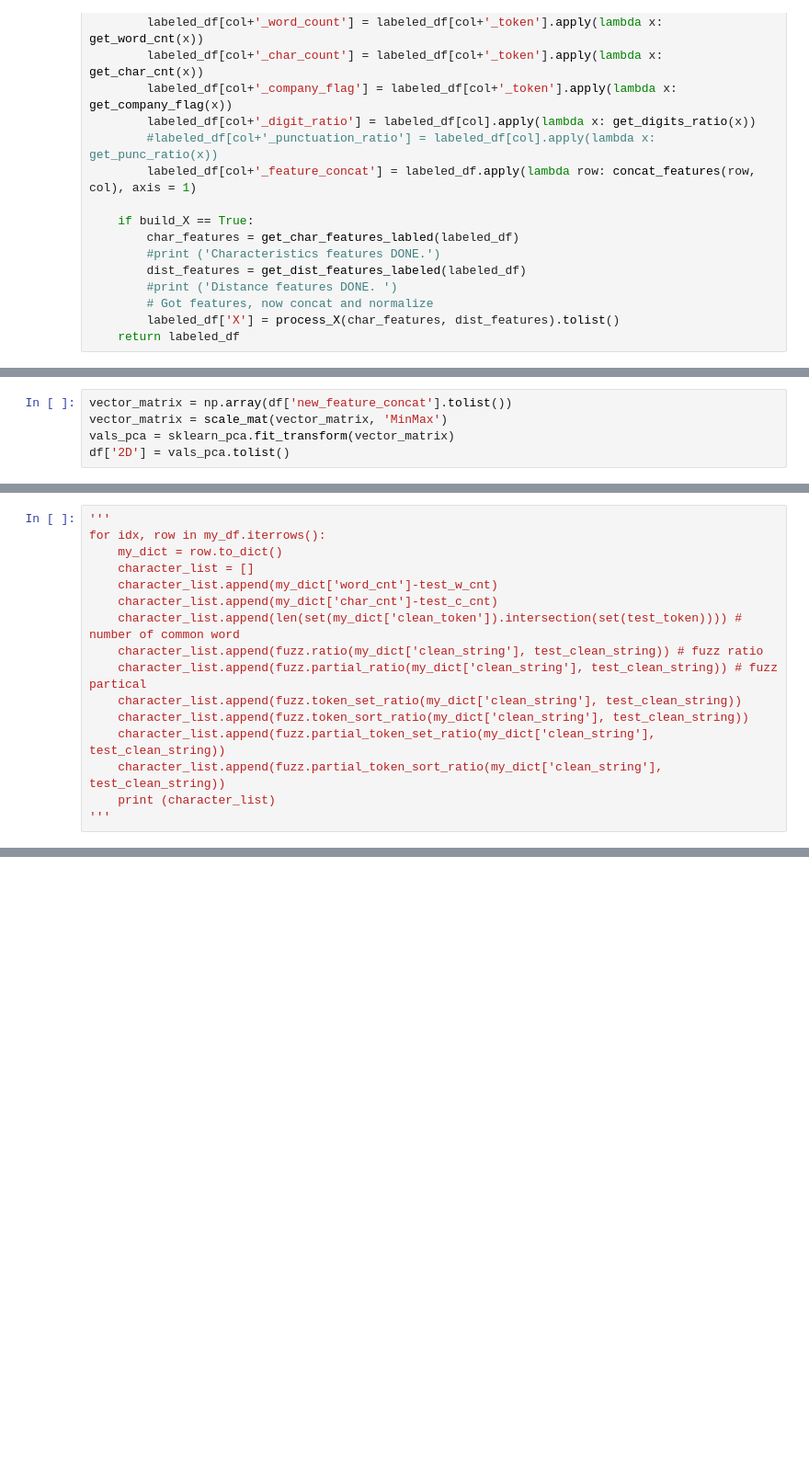
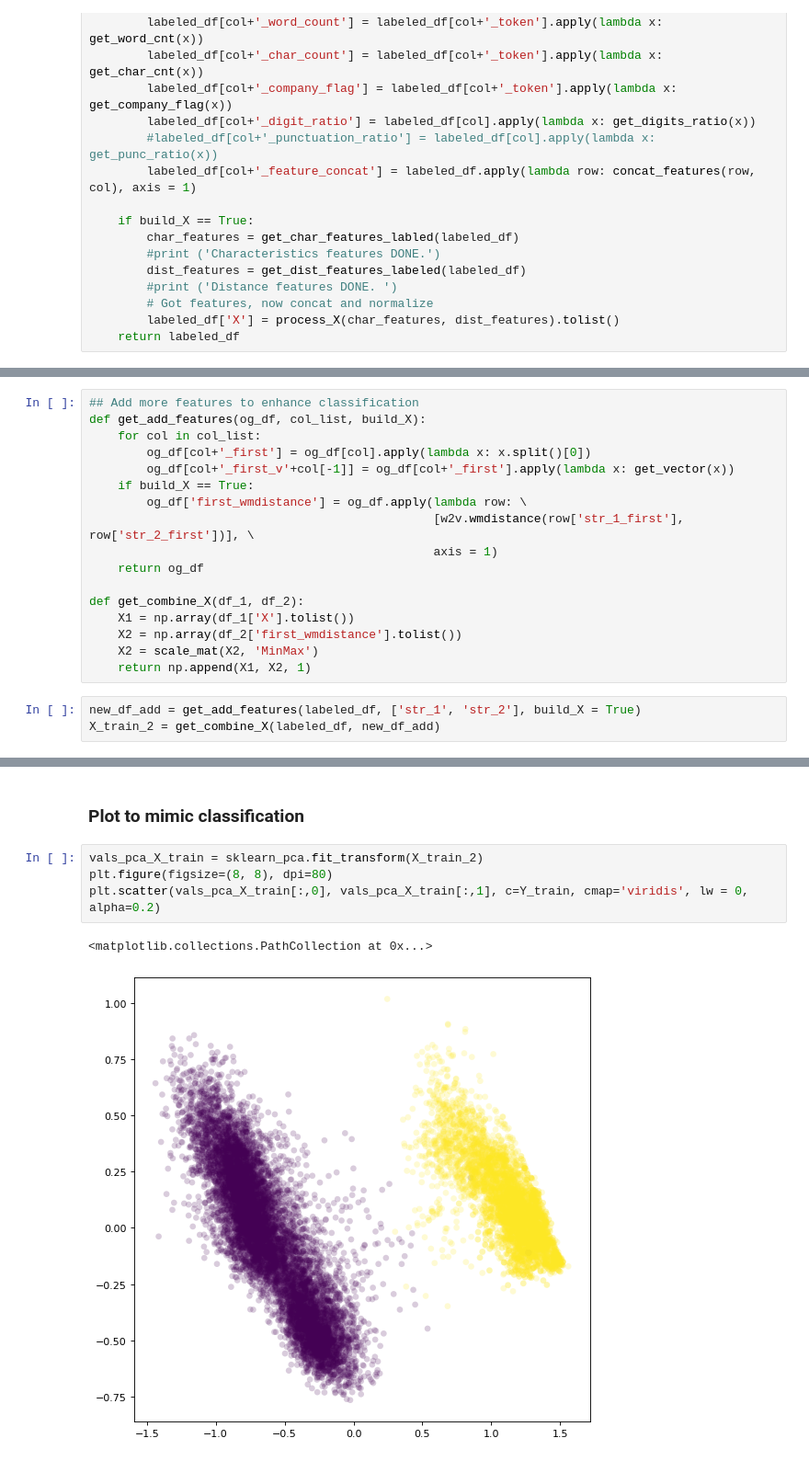
Before and after one commit to zhenyuli1216/Unique-Entity-Identification, a Jupyter notebook: src/v3.ipynb, the cells around one changed output, grey strips where cells are left out. Shown: that part at 92% size. Cells and saved outputs as stored; diff of their text form; blank space fills up the shorter version.

```diff
--- a/src/v3.ipynb
+++ b/src/v3.ipynb
@@ -663,5 +250,0 @@ def get_char_features(updated_df, new_string_dict):
-# %%
-vector_matrix = np.array(df['new_feature_concat'].tolist())
-vector_matrix = scale_mat(vector_matrix, 'MinMax')
-vals_pca = sklearn_pca.fit_transform(vector_matrix)
-df['2D'] = vals_pca.tolist()
@@ -761,16 +250,0 @@ new_train['clf'] = P.tolist()
-# %%
-'''
-for idx, row in my_df.iterrows():
-    my_dict = row.to_dict()
-    character_list = []
-    character_list.append(my_dict['word_cnt']-test_w_cnt)
-    character_list.append(my_dict['char_cnt']-test_c_cnt)
-    character_list.append(len(set(my_dict['clean_token']).intersection(set(test_token)))) # number of common word
-    character_list.append(fuzz.ratio(my_dict['clean_string'], test_clean_string)) # fuzz ratio
-    character_list.append(fuzz.partial_ratio(my_dict['clean_string'], test_clean_string)) # fuzz partical
-    character_list.append(fuzz.token_set_ratio(my_dict['clean_string'], test_clean_string))
-    character_list.append(fuzz.token_sort_ratio(my_dict['clean_string'], test_clean_string))
-    character_list.append(fuzz.partial_token_set_ratio(my_dict['clean_string'], test_clean_string))
-    character_list.append(fuzz.partial_token_sort_ratio(my_dict['clean_string'], test_clean_string))
-    print (character_list)
-'''
@@ -831,0 +251,20 @@ def dist_metric(a, b):
+# %%
+## Add more features to enhance classification
+def get_add_features(og_df, col_list, build_X):
+    for col in col_list:
+        og_df[col+'_first'] = og_df[col].apply(lambda x: x.split()[0])
+        og_df[col+'_first_v'+col[-1]] = og_df[col+'_first'].apply(lambda x: get_vector(x))
+    if build_X == True:
+        og_df['first_wmdistance'] = og_df.apply(lambda row: \
+                                                [w2v.wmdistance(row['str_1_first'], row['str_2_first'])], \
+                                                axis = 1)
+    return og_df
+
+def get_combine_X(df_1, df_2):
+    X1 = np.array(df_1['X'].tolist())
+    X2 = np.array(df_2['first_wmdistance'].tolist())
+    X2 = scale_mat(X2, 'MinMax')
+    return np.append(X1, X2, 1)
+# %%
+new_df_add = get_add_features(labeled_df, ['str_1', 'str_2'], build_X = True)
+X_train_2 = get_combine_X(labeled_df, new_df_add)
@@ -831,0 +275,9 @@ def dist_metric(a, b):
+# %% [markdown]
+### Plot to mimic classification
+# %%
+vals_pca_X_train = sklearn_pca.fit_transform(X_train_2)
+plt.figure(figsize=(8, 8), dpi=80)
+plt.scatter(vals_pca_X_train[:,0], vals_pca_X_train[:,1], c=Y_train, cmap='viridis', lw = 0, alpha=0.2)
+# %% [output]
+<matplotlib.collections.PathCollection at 0x...>
+[figure, added]
```
Also changed, not shown: parts of 123 cells of this notebook, 1 other file.
